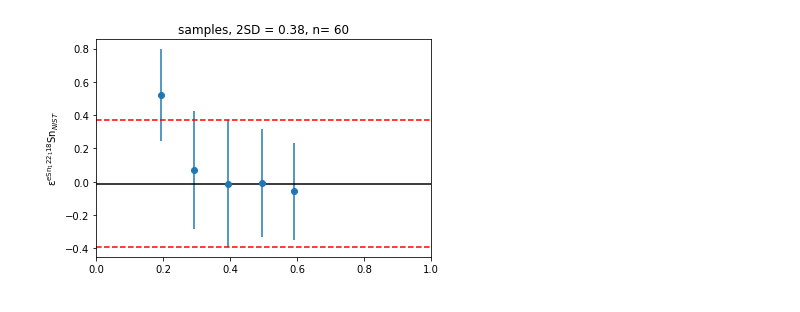
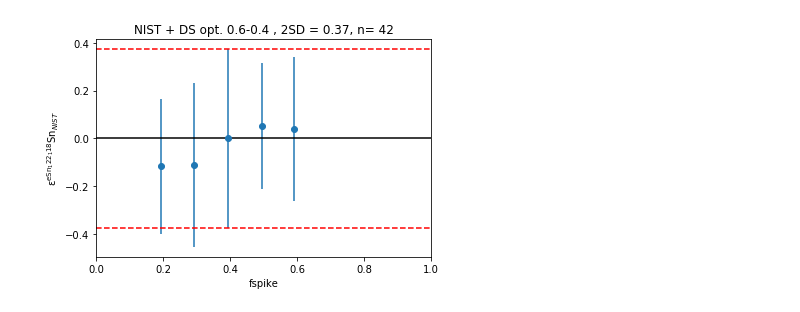
Before and after one commit to Marfster/Double_Spike_sim, a Jupyter notebook: DS_inversion.ipynb, the cells around one changed output. Drawn from its saved outputs; the diff is of its cells as text; code cells hidden in the pictures.

Commit message:
- additional comments - additional features e.g. Filenumber

```diff
--- a/DS_inversion.ipynb
+++ b/DS_inversion.ipynb
@@ -253,7 +326,8 @@ for sample in sample_ls:
 # %%
+### show all data for each cycles ###
 df_DS_inv = df_DS_inv.set_index("date")
-columns = ["cycle", "sample", "eSn_118", "eSn_122", "eSn_124", "eSn_122_118","eSn_124_118", "Q"]
-columns.extend(df_DS_inv.drop(["cycle", "sample", "eSn_118", "eSn_122", "eSn_124", "eSn_122_118", "eSn_124_118", "Q", "121", "123", "127", "131"], axis=1).columns)
+columns = ["Filenumber", "cycle", "sample", "eSn_118_117", "eSn_122_117", "eSn_124_117", "eSn_122_118","eSn_124_118", "Q"]
+columns.extend(df_DS_inv.drop(["Filenumber", "cycle", "sample", "eSn_118_117", "eSn_122_117", "eSn_124_117", "eSn_122_118", "eSn_124_118", "Q", "121", "123", "127", "131"], axis=1).columns)
 df_DS_inv_sub = pd.DataFrame(df_DS_inv, columns = columns)
 
 #df_internal_sub["Cd/Sn"] = (df_internal_norm["111"]/12.722)/(df_internal_norm["118"]/24.223)
@@ -286,4 +360,6 @@ df_DS_inv_sub
 # %%
+### calculate average and standard deviation of each sample measurement ###
+
 def SE(x):
     SE = np.std(x) / x.count()
     return SE
@@ -292,10 +368,12 @@ def SD2(x):
     SD2 = 2 * np.std(x)
     return SD2
 
-df_DS_inv_mean = df_DS_inv_sub.drop("cycle", axis=1).groupby(df_DS_inv_sub.index).mean()
-df_DS_inv_mean_sd = df_DS_inv_sub.drop("cycle", axis=1).groupby(df_DS_inv_sub.index).agg([np.mean, SD2])
+df_DS_inv_mean = df_DS_inv_sub.drop(["cycle", "Filenumber"], axis=1).groupby(df_DS_inv_sub.index).mean()
+df_DS_inv_mean_sd = df_DS_inv_sub.drop(["cycle", "Filenumber"], axis=1).groupby(df_DS_inv_sub.index).agg([np.mean, SD2])
 df_DS_inv_mean["sample"] = df_DS_inv_sub[~df_DS_inv_sub.index.duplicated(keep='first')]["sample"]
 df_DS_inv_mean_sd["sample"] = df_DS_inv_sub[~df_DS_inv_sub.index.duplicated(keep='first')]["sample"]
+df_DS_inv_mean["Filenumber"] = df_DS_inv_sub[~df_DS_inv_sub.index.duplicated(keep='first')]["Filenumber"]
+df_DS_inv_mean_sd["Filenumber"] = df_DS_inv_sub[~df_DS_inv_sub.index.duplicated(keep='first')]["Filenumber"]
 #df_internal_norm_mean_sd = df_internal_norm_mean_sd[1:8]
 #df_internal_norm_mean = df_internal_norm_mean[df_internal_norm_mean["118"] >= 7]
 df_DS_inv_mean_sd
@@ -326,4 +404,6 @@ df_DS_inv_mean_sd
 # %%
-df_DS_inv_mean_sample_sd = df_DS_inv_mean.groupby(df_DS_inv_mean["sample"]).agg([np.mean, SD2])
+### calculate average and standard deviation by sample group ###
+
+df_DS_inv_mean_sample_sd = df_DS_inv_mean.drop("Filenumber", axis=1).groupby(df_DS_inv_mean["sample"]).agg([np.mean, SD2])
 df_DS_inv_mean_sample_sd
 # %% [output]
@@ -393,9 +482,10 @@ epsilon_comp
 # %%
+### average bracketed data by sample category ###
 def SD2(x):
     SD2 = np.nanstd(x, ddof=1) * 2
     return SD2
 
-epsilon = epsilon_comp[["eSn_118", "eSn_122", "eSn_124", "eSn_122_118", "eSn_124_118", "Q", "fspike","sample"]]
+epsilon = epsilon_comp[["eSn_118_117", "eSn_122_117", "eSn_124_117", "eSn_122_118", "eSn_124_118", "Q", "fspike","sample"]]
 #epsilon = epsilon.drop(["118"], axis = 1)
 epsilon_sum = np.round(epsilon.groupby("sample").agg([np.mean, SD2, 'count']), decimals=3)
 epsilon_sum
@@ -450,12 +544,19 @@ plt.show()
 # %%
-plt.errorbar(df_DS_inv_mean_sample_sd[df_DS_inv_mean_sample_sd.index.str.contains("NIST")]["fspike"]["mean"], epsilon_sum[epsilon_sum.index.str.contains("NIST")]["eSn_122_118"]["mean"] , yerr = epsilon_sum[epsilon_sum.index.str.contains("NIST")]["eSn_122_118"]["SD2"], ls='none', marker="o")
-plt.title("samples" + ", 2SD = " + str(np.round((2*epsilon_comp[epsilon_comp["sample"]== std]["eSn_122_118"].std()),2)) + ", n= " +  str((epsilon_comp[epsilon_comp["sample"]== std]["eSn_122_118"].count())))
+# creates a single plot to show mixtures against fspike
+
+std = "NIST + DS opt. 0.6-0.4 "
+sel_ratio = "eSn_122_118"
+sel_var = "fspike"
+
+plt.errorbar(df_DS_inv_mean_sample_sd[df_DS_inv_mean_sample_sd.index.str.contains("NIST")][sel_var]["mean"], epsilon_sum[epsilon_sum.index.str.contains("NIST")][sel_ratio]["mean"] , yerr = epsilon_sum[epsilon_sum.index.str.contains("NIST")][sel_ratio]["SD2"], ls='none', marker="o")
+plt.title(std + ", 2SD = " + str(np.round((2*epsilon_comp[epsilon_comp["sample"]== std][sel_ratio].std()),2)) + ", n= " +  str((epsilon_comp[epsilon_comp["sample"]== std][sel_ratio].count())))
 plt.xlim([0, 1])
-plt.axhline(epsilon_comp[epsilon_comp["sample"]== std]["eSn_122_118"].mean(), color='k', linestyle='-')
-plt.axhline(epsilon_comp[epsilon_comp["sample"]== std]["eSn_122_118"].mean()+ 2*epsilon_comp[epsilon_comp["sample"]== std]["eSn_122_118"].std(), color='r', linestyle='--')
-plt.axhline(epsilon_comp[epsilon_comp["sample"]== std]["eSn_122_118"].mean()- 2*epsilon_comp[epsilon_comp["sample"]== std]["eSn_122_118"].std(), color='r', linestyle='--')
+plt.axhline(epsilon_comp[epsilon_comp["sample"]== std][sel_ratio].mean(), color='k', linestyle='-')
+plt.axhline(epsilon_comp[epsilon_comp["sample"]== std][sel_ratio].mean()+ 2*epsilon_comp[epsilon_comp["sample"]== std][sel_ratio].std(), color='r', linestyle='--')
+plt.axhline(epsilon_comp[epsilon_comp["sample"]== std][sel_ratio].mean()- 2*epsilon_comp[epsilon_comp["sample"]== std][sel_ratio].std(), color='r', linestyle='--')
     #plt.axvline(plot_Nist[sel_ratio].mean()- 2*plot_Nist[sel_ratio].std(), color='r', linestyle='--')
-plt.ylabel(r'$\mathregular{\epsilon^{'+"eSn_122_118"+'}}$Sn$_{NIST}$')
+plt.ylabel(r'$\mathregular{\epsilon^{'+sel_ratio+'}}$Sn$_{NIST}$')
+plt.xlabel(sel_var)
 plt.show()
 # %% [output]
-[figure, old version]
+[figure, new version]
```
Also changed, not shown: parts of 35 cells of this notebook.
